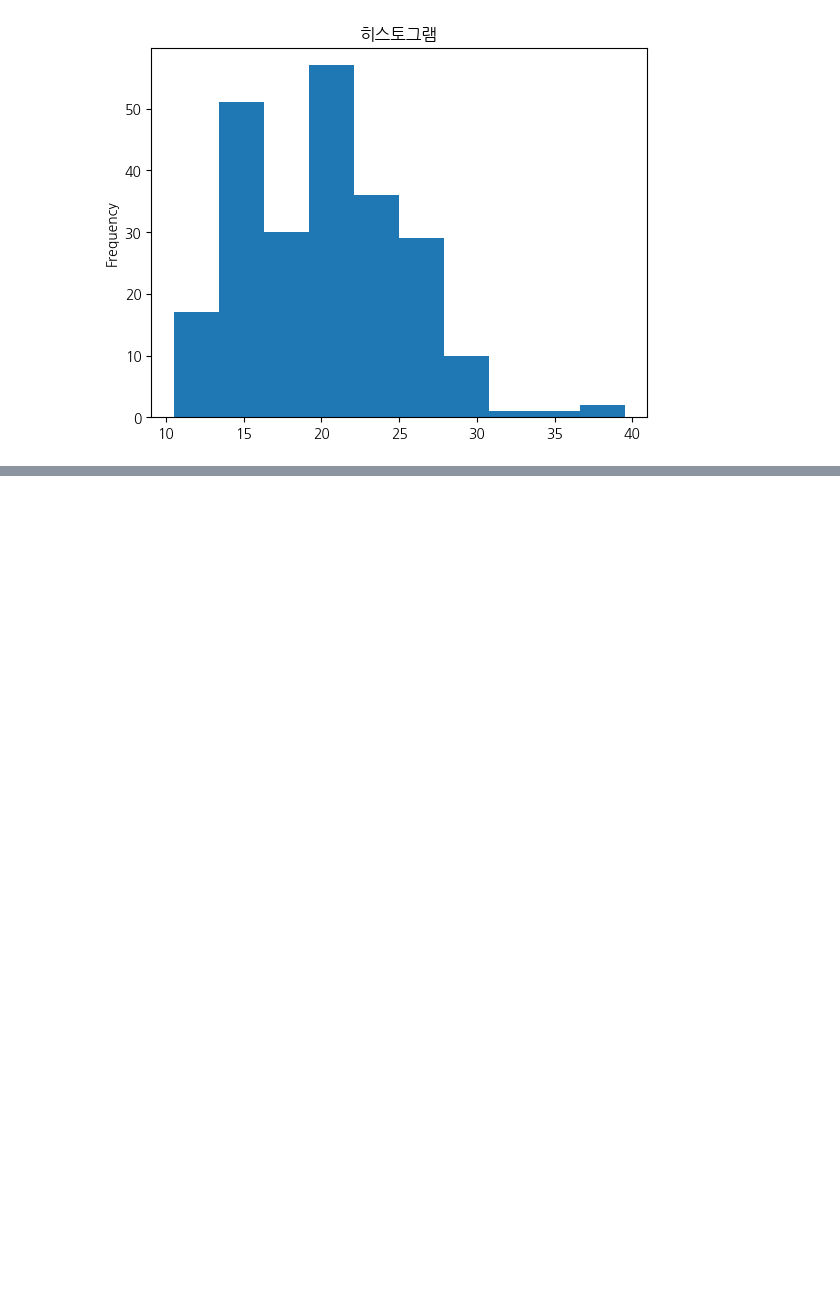
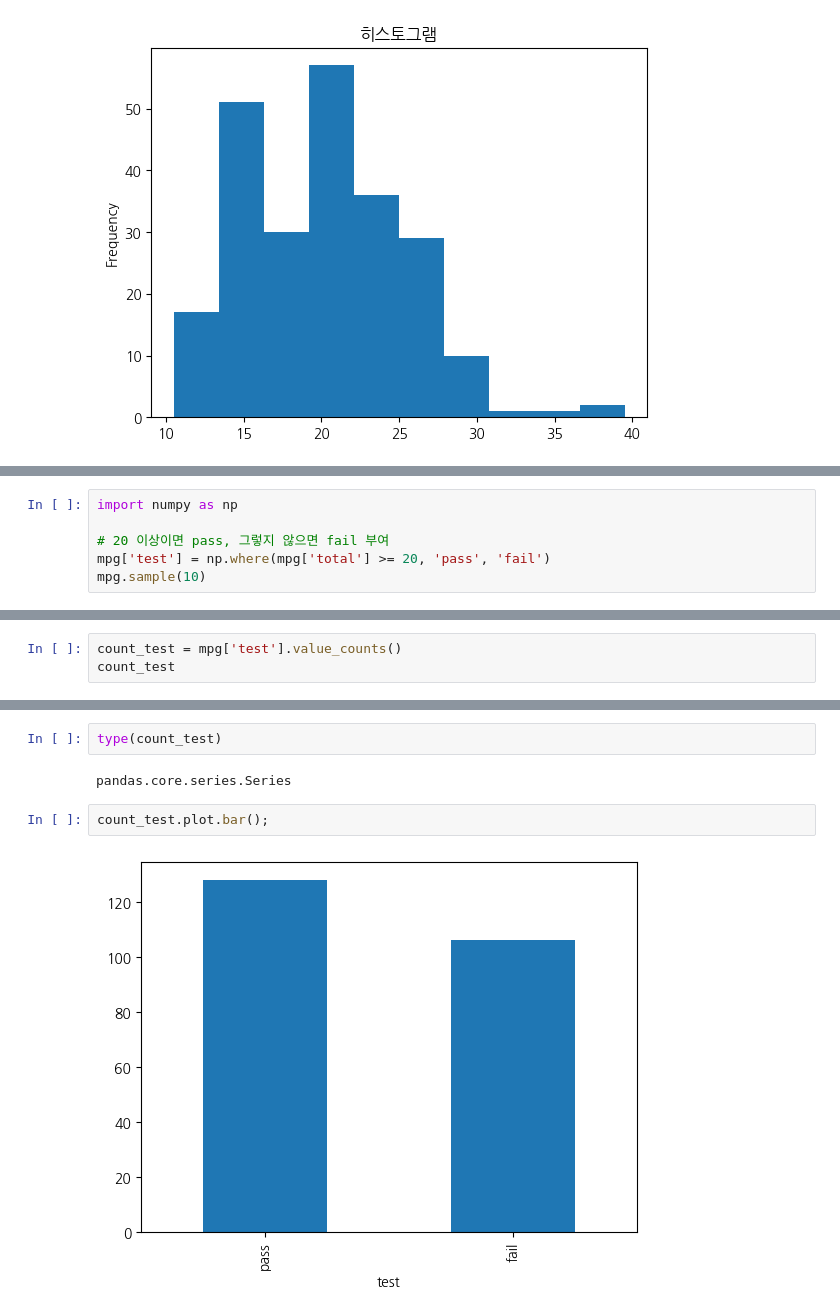
Before and after one commit to wjdtjdus/2025-1-myclass-BDA, a Jupyter notebook: inclass/05w_B_wed_0402_easy_ch05_06ipynb.ipynb, the cells around one changed output, grey strips where cells are left out. Saved outputs shown, nothing was run; the diff lists cells and outputs as text; blank space fills up the shorter version.

```diff
--- a/inclass/05w_B_wed_0402_easy_ch05_06ipynb.ipynb
+++ b/inclass/05w_B_wed_0402_easy_ch05_06ipynb.ipynb
@@ -256,0 +265,6 @@ mpg['total'].plot(kind="hist", title="히스토그램");
+# %%
+import numpy as np
+
+# 20 이상이면 pass, 그렇지 않으면 fail 부여
+mpg['test'] = np.where(mpg['total'] >= 20, 'pass', 'fail')
+mpg.sample(10)
@@ -256,0 +295,3 @@ mpg['total'].plot(kind="hist", title="히스토그램");
+# %%
+count_test = mpg['test'].value_counts()
+count_test
@@ -256,0 +304,8 @@ mpg['total'].plot(kind="hist", title="히스토그램");
+# %%
+type(count_test)
+# %% [output]
+pandas.core.series.Series
+# %%
+count_test.plot.bar();
+# %% [output]
+[figure, added]
```
Also changed, not shown: parts of 41 cells of this notebook.
